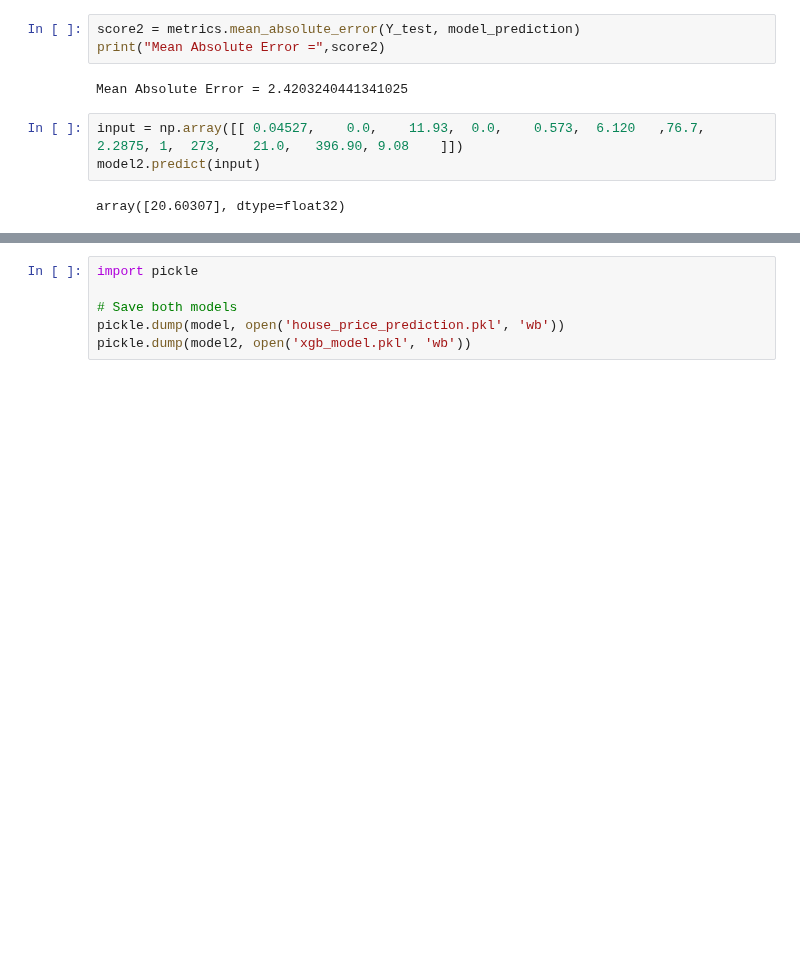
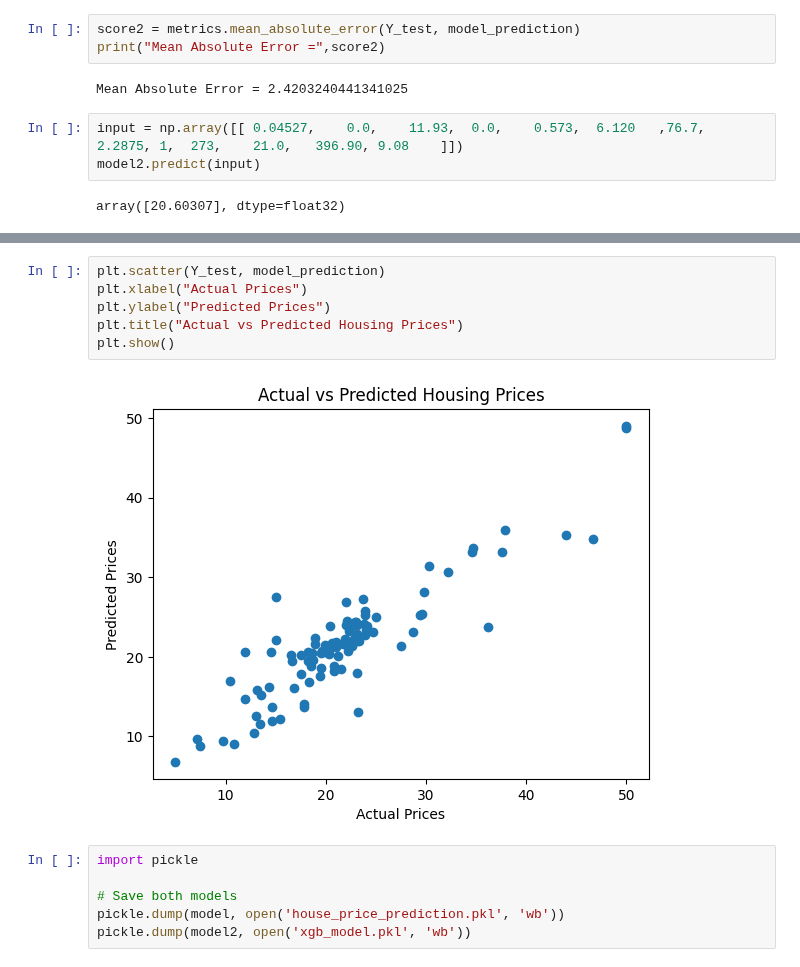
Before and after one commit to Vatshal27/HousePricePrediction, a Jupyter notebook: Boston_House_Price.ipynb, the cells around one changed output, grey strips where cells are left out. Drawn from its saved outputs; the diff is of its cells as text; blank space fills up the shorter version.

```diff
--- a/Boston_House_Price.ipynb
+++ b/Boston_House_Price.ipynb
@@ -227,3 +242,11 @@ array([20.60307], dtype=float32)
+# %%
+plt.scatter(Y_test, model_prediction)
+plt.xlabel("Actual Prices")
+plt.ylabel("Predicted Prices")
+plt.title("Actual vs Predicted Housing Prices")
+plt.show()
+# %% [output]
+[figure, added]
 # %%
 import pickle
 
```
Also changed, not shown: parts of 3 cells of this notebook, 1 other file.
